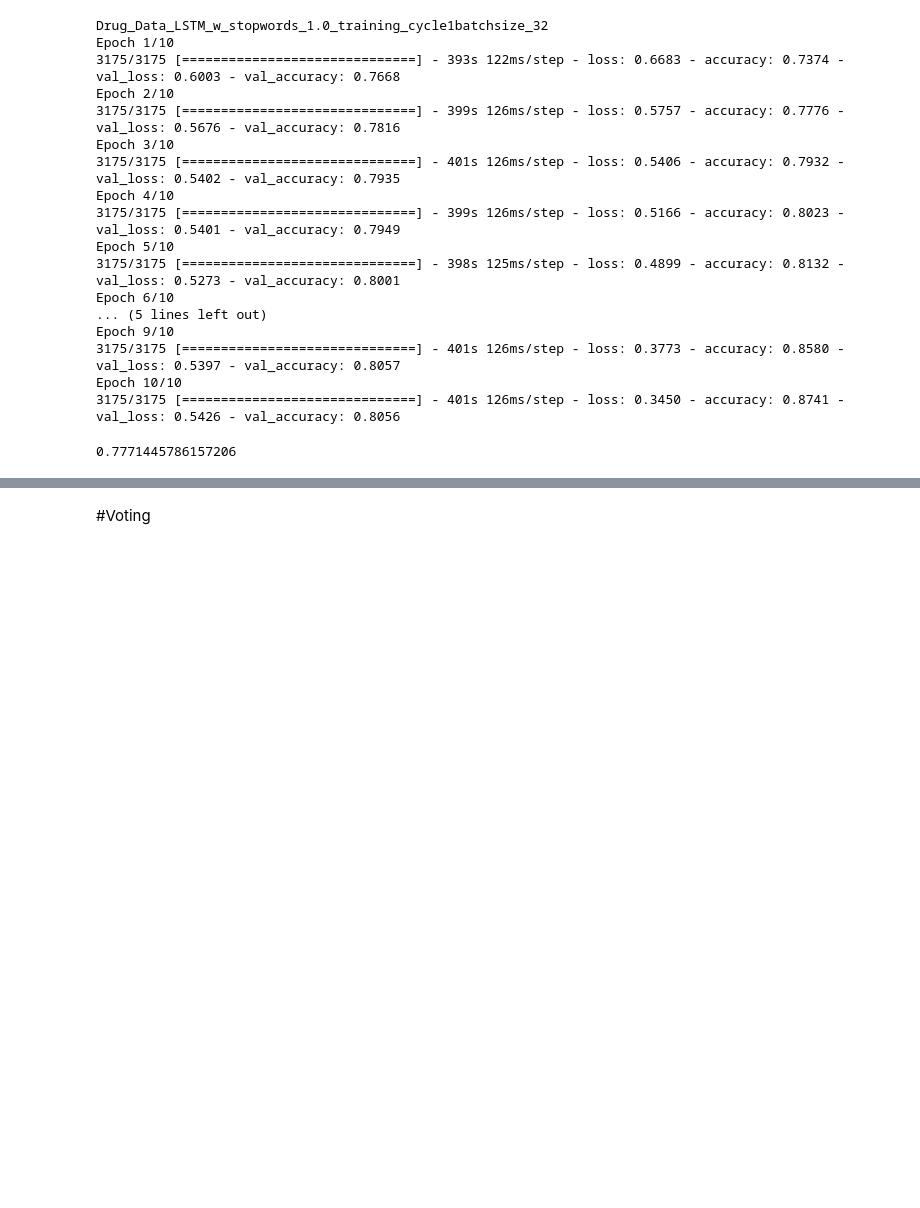
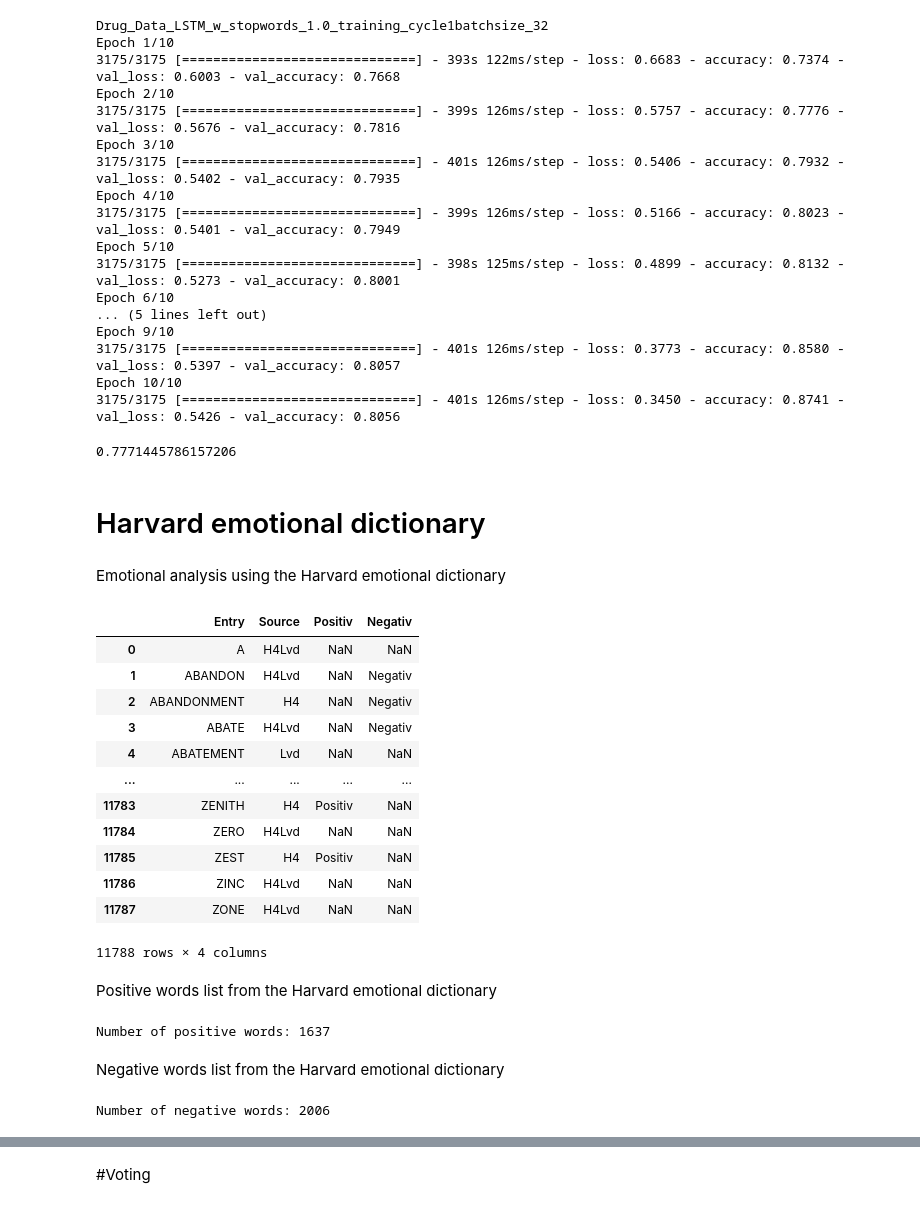
Before and after one commit to harsh-ux/Sentiment-Analysis-of-Drug-Reviews, a Jupyter notebook: Pill_Recommendation.ipynb, the cells around one changed output, grey strips where cells are left out. Cells and saved outputs as stored; diff of their text form; code cells hidden in the pictures; blank space fills up the shorter version.

```diff
--- a/Pill_Recommendation.ipynb
+++ b/Pill_Recommendation.ipynb
@@ -1436,3 +1436,24 @@ y_pred_lstm = (y_pred_lstm > 0.5)
 print(accuracy_score(y_test,y_pred_lstm))
 # %% [output]
 0.7771445786157206
+# %% [markdown]
+# Harvard emotional dictionary
+# %% [markdown]
+Emotional analysis using the Harvard emotional dictionary
+# %%
+harvardDict = pd.read_excel('drive/My Drive/drugsCom_raw/inquirerbasic.xls')
+harvardDict
+# %% [output]
+|  | Entry | Source | Positiv | Negativ |
+| 0 | A | H4Lvd | NaN | NaN |
+| 1 | ABANDON | H4Lvd | NaN | Negativ |
+| 2 | ABANDONMENT | H4 | NaN | Negativ |
+| 3 | ABATE | H4Lvd | NaN | Negativ |
+| 4 | ABATEMENT | Lvd | NaN | NaN |
+| ... | ... | ... | ... | ... |
+| 11783 | ZENITH | H4 | Positiv | NaN |
+| 11784 | ZERO | H4Lvd | NaN | NaN |
+| 11785 | ZEST | H4 | Positiv | NaN |
+| 11786 | ZINC | H4Lvd | NaN | NaN |
+| 11787 | ZONE | H4Lvd | NaN | NaN |
+11788 rows × 4 columns
@@ -1438,0 +1462,30 @@ print(accuracy_score(y_test,y_pred_lstm))
+# %% [markdown]
+Positive words list from the Harvard emotional dictionary
+# %%
+positiveWords = []
+for i in range(0,len(harvardDict.Positiv)):
+    if harvardDict.iloc[i,2] == "Positiv":
+        temp = harvardDict.iloc[i,0].lower()
+        temp1 = re.sub('\d+', '', temp)
+        temp2 = re.sub('#', '', temp1)
+        positiveWords.append(temp2)
+
+positiveWords = list(set(positiveWords))
+print("Number of positive words:", len(positiveWords))
+# %% [output]
+Number of positive words: 1637
+# %% [markdown]
+Negative words list from the Harvard emotional dictionary
+# %%
+negativeWords = []
+for i in range(0,len(harvardDict.Positiv)):
+    if (harvardDict.iloc[i,3] == "Negativ"):
+        temp = harvardDict.iloc[i,0].lower()
+        temp1 = re.sub('\d+', '', temp)
+        temp2 = re.sub('#', '', temp1)
+        negativeWords.append(temp2)
+
+negativeWords = list(set(negativeWords))
+print("Number of negative words:", len(negativeWords))
+# %% [output]
+Number of negative words: 2006
```
Also changed, not shown: parts of 7 cells of this notebook.
